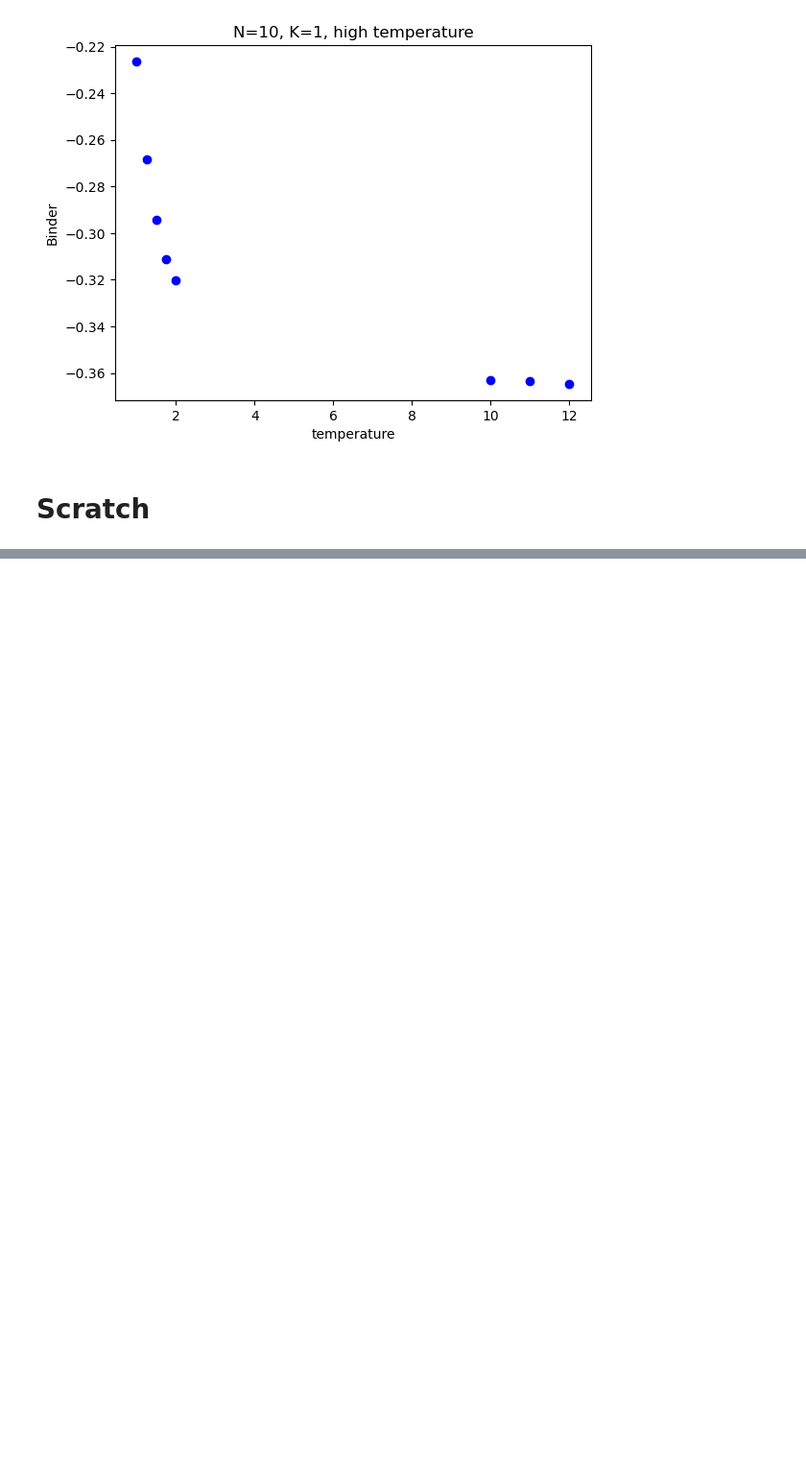
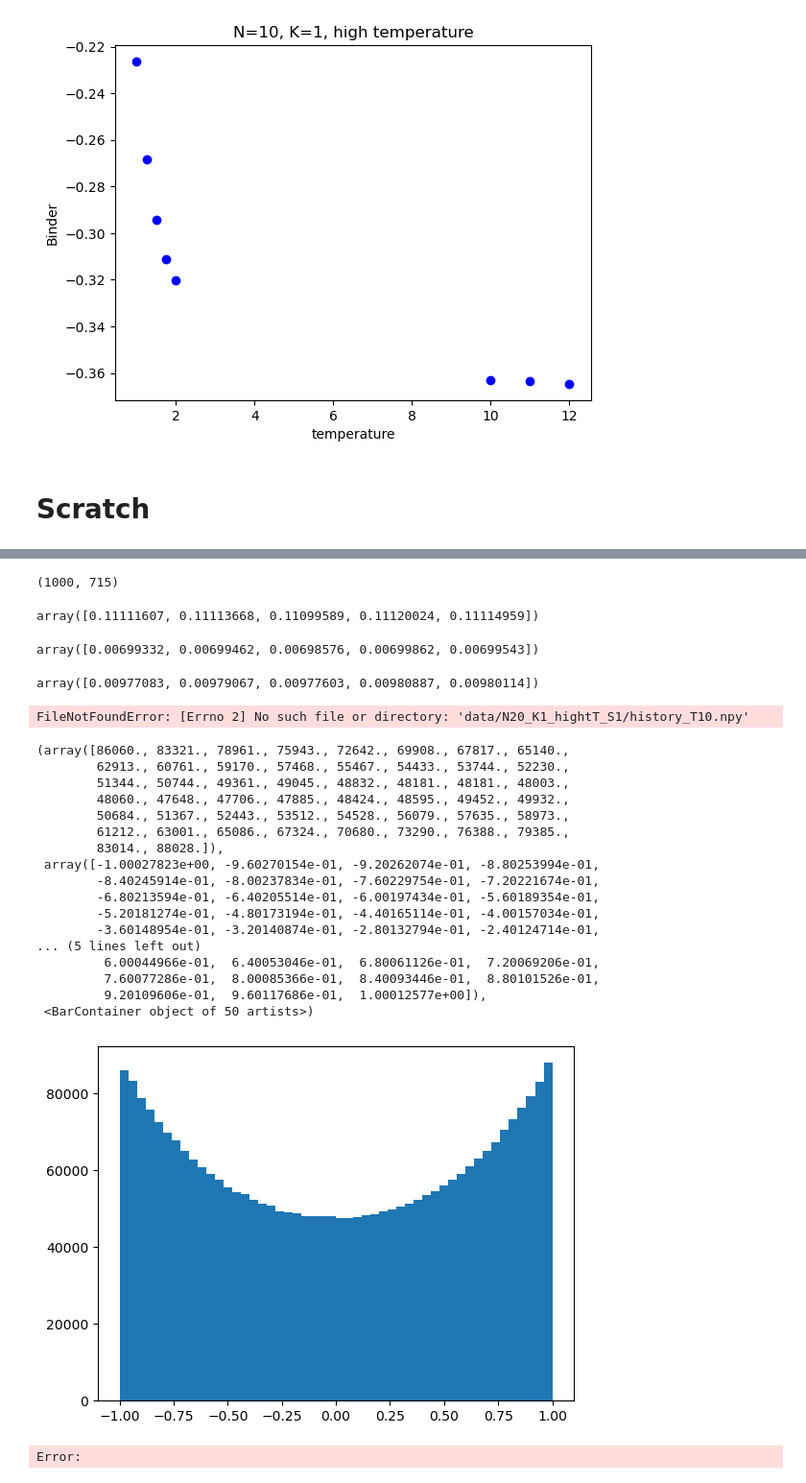
Before and after one commit to krlodeleon/LLG, a Jupyter notebook: q_EA.ipynb, the cells around one changed output, grey strips where cells are left out. Shown at 96% size. Drawn from its saved outputs; the diff is of its cells as text; code cells hidden in the pictures; blank space fills up the shorter version.

```diff
--- a/q_EA.ipynb
+++ b/q_EA.ipynb
@@ -386,0 +507,2 @@ np.sum(repetitions), (N*(N-1))**2
+# %%
+history = cp.load('data/N10_K0_thermalOnly_S1/history_T4.npy')
@@ -386,0 +593,43 @@ np.sum(repetitions), (N*(N-1))**2
+# %%
+quadruples.shape
+# %% [output]
+(1000, 715)
+# %%
+q4[:,2]
+# %% [output]
+array([0.11111607, 0.11113668, 0.11099589, 0.11120024, 0.11114959])
+# %%
+cp.array([0.11111607, 0.11113668, 0.11099589, 0.11120024, 0.11114959])*45/combination_idcs.shape[0]
+# %% [output]
+array([0.00699332, 0.00699462, 0.00698576, 0.00699862, 0.00699543])
+# %%
+q4[:,2]
+# %% [output]
+array([0.00977083, 0.00979067, 0.00977603, 0.00980887, 0.00980114])
+# %%
+# fixed path (use existing dir_data and cupy)
+data = cp.load(f'{dir_data}/history_T10.npy')
+# %% [output]
+FileNotFoundError: [Errno 2] No such file or directory: 'data/N20_K1_hightT_S1/history_T10.npy'
+# %%
+plt.hist(data[:,:,0,:,2].flatten(), bins=50)
+# %% [output]
+(array([86060., 83321., 78961., 75943., 72642., 69908., 67817., 65140.,
+        62913., 60761., 59170., 57468., 55467., 54433., 53744., 52230.,
+        51344., 50744., 49361., 49045., 48832., 48181., 48181., 48003.,
+        48060., 47648., 47706., 47885., 48424., 48595., 49452., 49932.,
+        50684., 51367., 52443., 53512., 54528., 56079., 57635., 58973.,
+        61212., 63001., 65086., 67324., 70680., 73290., 76388., 79385.,
+        83014., 88028.]),
+ array([-1.00027823e+00, -9.60270154e-01, -9.20262074e-01, -8.80253994e-01,
+        -8.40245914e-01, -8.00237834e-01, -7.60229754e-01, -7.20221674e-01,
+        -6.80213594e-01, -6.40205514e-01, -6.00197434e-01, -5.60189354e-01,
+        -5.20181274e-01, -4.80173194e-01, -4.40165114e-01, -4.00157034e-01,
+        -3.60148954e-01, -3.20140874e-01, -2.80132794e-01, -2.40124714e-01,
+... (5 lines left out)
+         6.00044966e-01,  6.40053046e-01,  6.80061126e-01,  7.20069206e-01,
+         7.60077286e-01,  8.00085366e-01,  8.40093446e-01,  8.80101526e-01,
+         9.20109606e-01,  9.60117686e-01,  1.00012577e+00]),
+ <BarContainer object of 50 artists>)
+[figure, added]
+Error:
```
Also changed, not shown: parts of 52 cells of this notebook.
